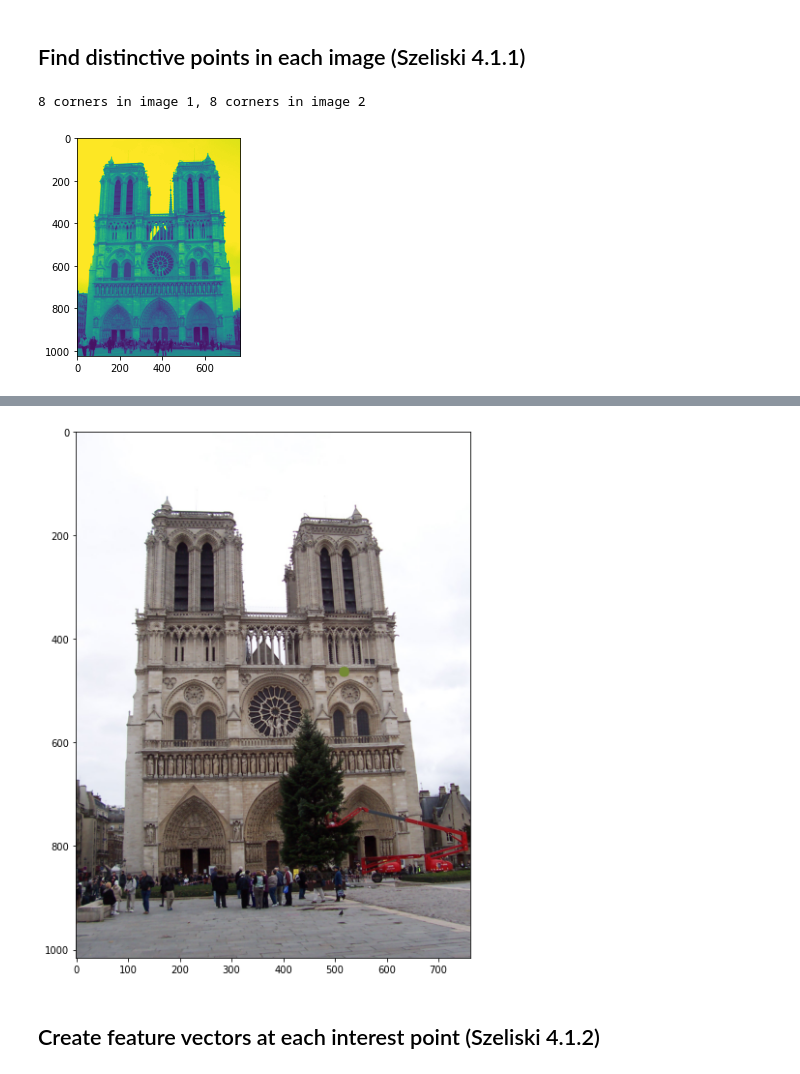
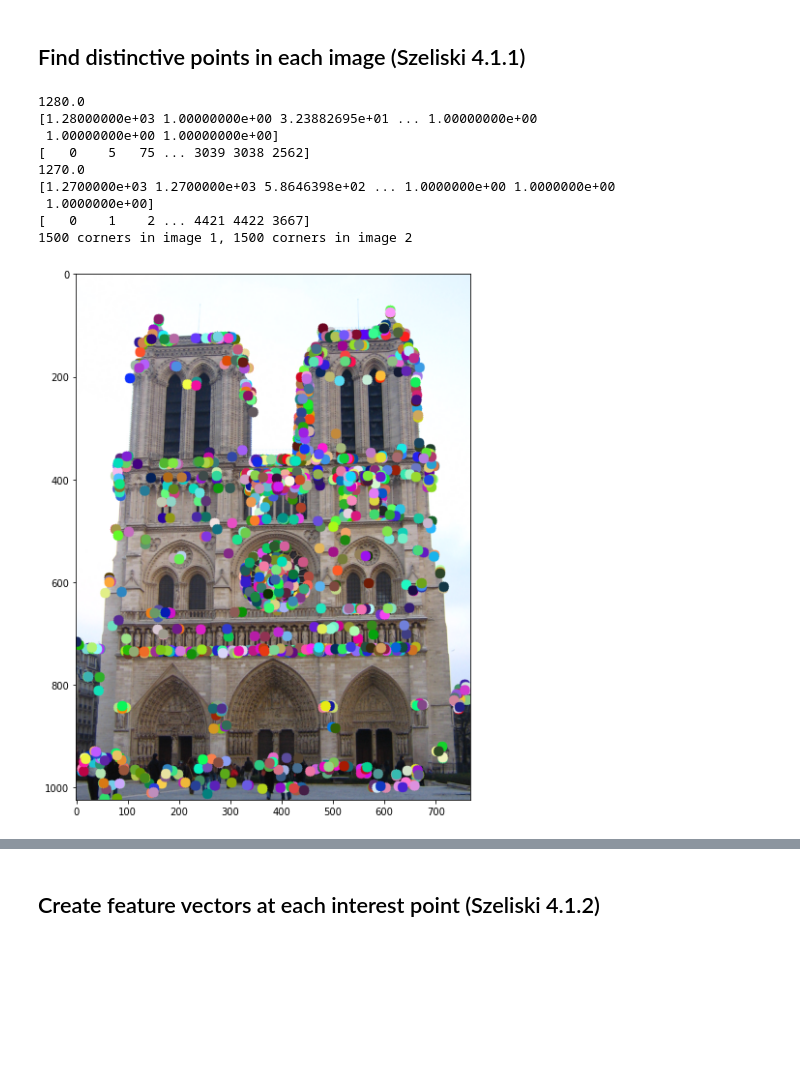
Before and after one commit to wanteatfruit/CS308-CV-Assignments, a Jupyter notebook: Assignment2/proj2/code/proj2.ipynb, the cells around one changed output, grey strips where cells are left out. Cells and saved outputs as stored; diff of their text form; code cells hidden in the pictures; blank space fills up the shorter version.

```diff
--- a/Assignment2/proj2/code/proj2.ipynb
+++ b/Assignment2/proj2/code/proj2.ipynb
@@ -56,20 +56,28 @@ The autoreload extension is already loaded. To reload it, use:
 # %% [markdown]
 ## Find distinctive points in each image (Szeliski 4.1.1)
 # %%
-# x1, y1, _, scales1, _ = get_interest_points(image1_bw, feature_width)
-# x2, y2, _, scales2, _ = get_interest_points(image2_bw, feature_width)
-x1, y1, x2, y2 = cheat_interest_points(
-    eval_file, 1)
-plt.figure(); plt.imshow(image1_bw)
+x1, y1, _, scales1, _ = get_interest_points(image1_bw, feature_width)
+x2, y2, _, scales2, _ = get_interest_points(image2_bw, feature_width)
+# x1, y1, x2, y2 = cheat_interest_points(
+#     eval_file, 1)
+# plt.figure(); plt.imshow(image1_bw)
 
 # Visualize the interest points
 c1 = show_interest_points(image1, x1, y1)
 c2 = show_interest_points(image2, x2, y2)
 plt.figure(figsize=(10,10))
 plt.imshow(c1)
 plt.figure(figsize=(10,10))
 plt.imshow(c2)
 print('{:d} corners in image 1, {:d} corners in image 2'.format(len(x1), len(x2)))
 # %% [output]
-8 corners in image 1, 8 corners in image 2
+1280.0
+[1.28000000e+03 1.00000000e+00 3.23882695e+01 ... 1.00000000e+00
+ 1.00000000e+00 1.00000000e+00]
+[   0    5   75 ... 3039 3038 2562]
+1270.0
+[1.2700000e+03 1.2700000e+03 5.8646398e+02 ... 1.0000000e+00 1.0000000e+00
+ 1.0000000e+00]
+[   0    1    2 ... 4421 4422 3667]
+1500 corners in image 1, 1500 corners in image 2
-[figure, old version]
+[figure, new version]
@@ -77,4 +85,3 @@ print('{:d} corners in image 1, {:d} corners in image 2'.format(len(x1), len(x2)
-[figure, removed]
 # %% [markdown]
 ## Create feature vectors at each interest point (Szeliski 4.1.2)
 # %%
```
Also changed, not shown: parts of 5 cells of this notebook, 6 other files.
